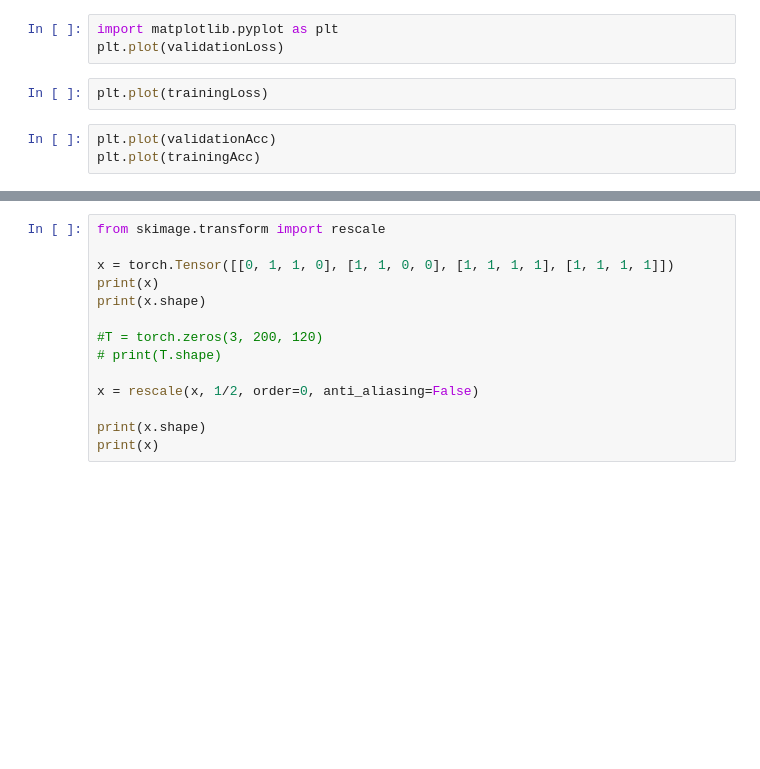
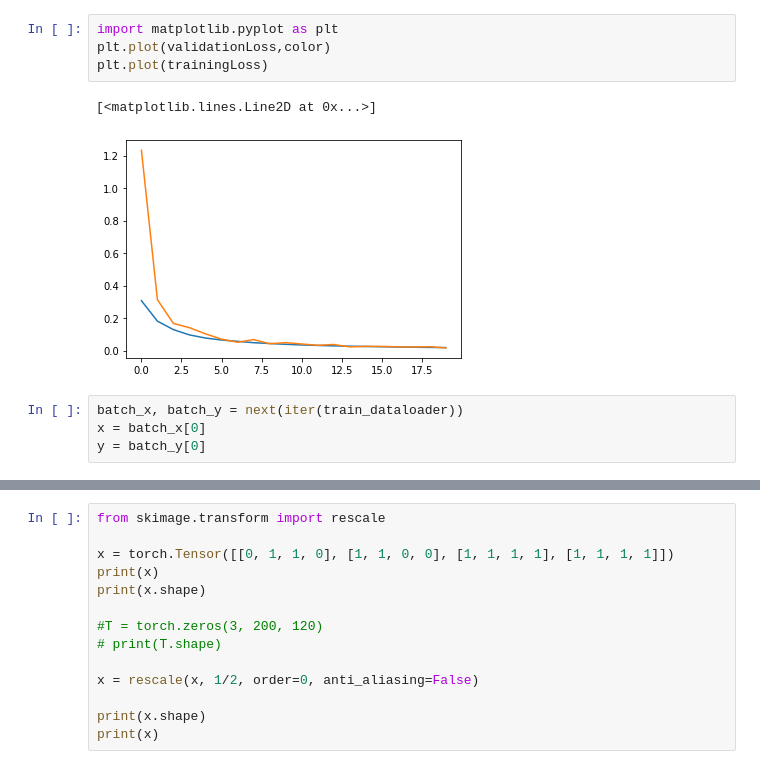
Before and after one commit to alishibli97/KTH-Deep-Learning-Project, a Jupyter notebook: main.ipynb, the cells around one changed output, grey strips where cells are left out. Saved outputs shown, nothing was run; the diff lists cells and outputs as text; blank space fills up the shorter version.

```diff
--- a/main.ipynb
+++ b/main.ipynb
@@ -202,8 +196,11 @@ Training loss for batch 1: 0.035752
 # %%
 import matplotlib.pyplot as plt
-plt.plot(validationLoss)
+plt.plot(validationLoss,color)
+plt.plot(trainingLoss)
+# %% [output]
+[<matplotlib.lines.Line2D at 0x...>]
+[figure, added]
-# %%
-plt.plot(trainingLoss)
-# %%
-plt.plot(validationAcc)
-plt.plot(trainingAcc)
+# %%
+batch_x, batch_y = next(iter(train_dataloader))
+x = batch_x[0]
+y = batch_y[0]
```
Also changed, not shown: parts of 8 cells of this notebook, 1 other file.
